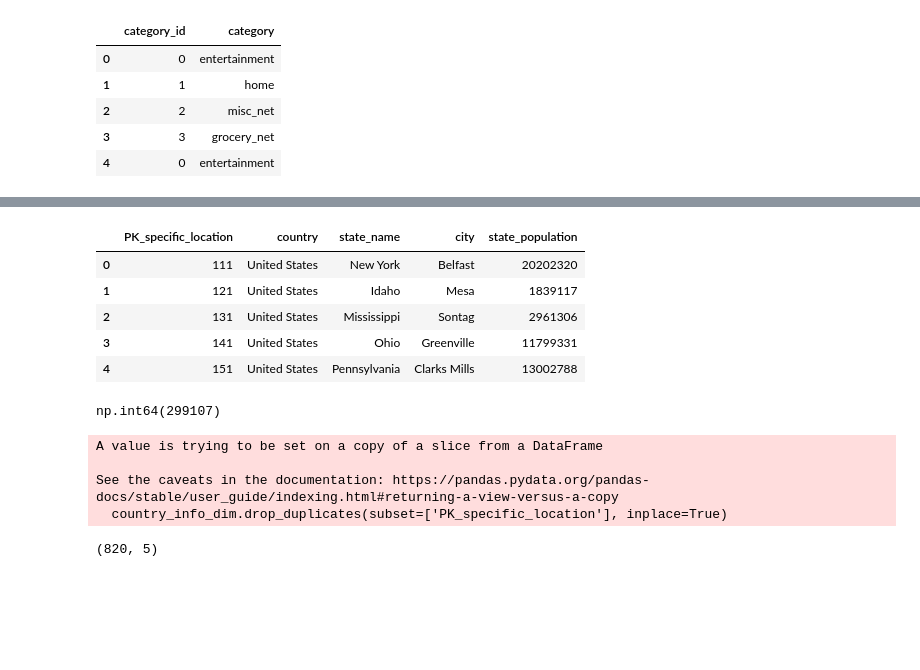
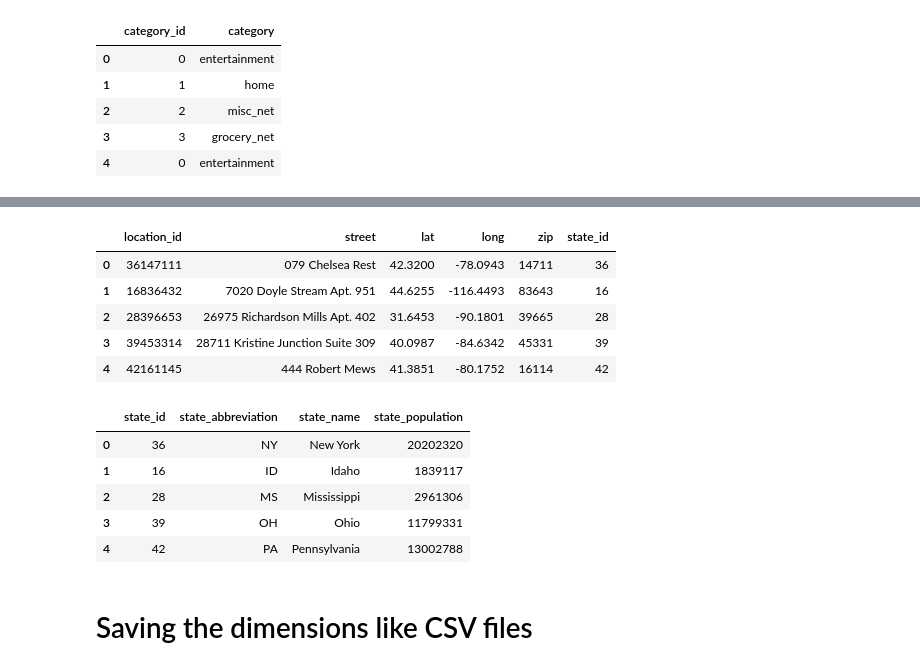
Before and after one commit to DCajiao/Credit-Card-Transaction-ETL-Project, a Jupyter notebook: notebooks/02_dimensional_model.ipynb, the cells around one changed output, grey strips where cells are left out. Cells and saved outputs as stored; diff of their text form; code cells hidden in the pictures; blank space fills up the shorter version.

```diff
--- a/notebooks/02_dimensional_model.ipynb
+++ b/notebooks/02_dimensional_model.ipynb
@@ -200,23 +210,22 @@ location_dim.head()
+# %%
+location_dim = df_sample[['location_id','street','lat','long','zip','state_id']]
+location_dim.head()
+# %% [output]
+|  | location_id | street | lat | long | zip | state_id |
+| 0 | 36147111 | 079 Chelsea Rest | 42.3200 | -78.0943 | 14711 | 36 |
+| 1 | 16836432 | 7020 Doyle Stream Apt. 951 | 44.6255 | -116.4493 | 83643 | 16 |
+| 2 | 28396653 | 26975 Richardson Mills Apt. 402 | 31.6453 | -90.1801 | 39665 | 28 |
+| 3 | 39453314 | 28711 Kristine Junction Suite 309 | 40.0987 | -84.6342 | 45331 | 39 |
+| 4 | 42161145 | 444 Robert Mews | 41.3851 | -80.1752 | 16114 | 42 |
 # %%
-country_info_dim = df_sample[['PK_specific_location','country','state_name','city','state_population']]
-country_info_dim.head()
+state_dim = df_sample[['state_id','state_abbreviation','state_name','state_population']]
+state_dim.head()
 # %% [output]
-|  | PK_specific_location | country | state_name | city | state_population |
-| 0 | 111 | United States | New York | Belfast | 20202320 |
-| 1 | 121 | United States | Idaho | Mesa | 1839117 |
-| 2 | 131 | United States | Mississippi | Sontag | 2961306 |
-| 3 | 141 | United States | Ohio | Greenville | 11799331 |
-| 4 | 151 | United States | Pennsylvania | Clarks Mills | 13002788 |
+|  | state_id | state_abbreviation | state_name | state_population |
+| 0 | 36 | NY | New York | 20202320 |
+| 1 | 16 | ID | Idaho | 1839117 |
+| 2 | 28 | MS | Mississippi | 2961306 |
+| 3 | 39 | OH | Ohio | 11799331 |
+| 4 | 42 | PA | Pennsylvania | 13002788 |
-# %%
-country_info_dim.duplicated().sum()
-# %% [output]
-np.int64(299107)
-# %%
-country_info_dim.drop_duplicates(subset=['PK_specific_location'], inplace=True)
-country_info_dim.shape
-# %% [output]
-A value is trying to be set on a copy of a slice from a DataFrame
-
-See the caveats in the documentation: https://pandas.pydata.org/pandas-docs/stable/user_guide/indexing.html#returning-a-view-versus-a-copy
-  country_info_dim.drop_duplicates(subset=['PK_specific_location'], inplace=True)
-(820, 5)
+# %% [markdown]
+# Saving the dimensions like CSV files
```
Also changed, not shown: parts of 20 cells of this notebook.
